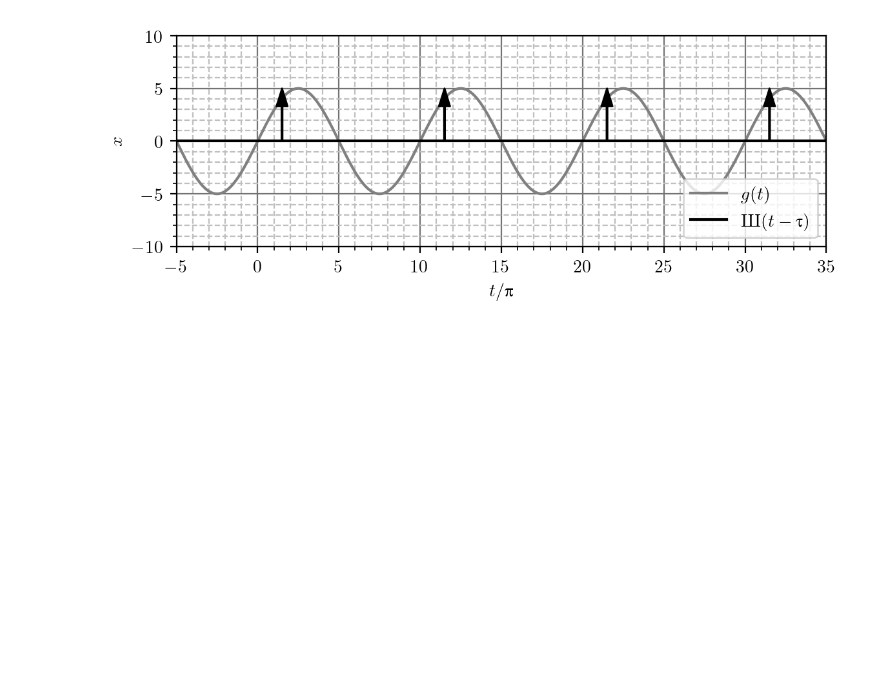
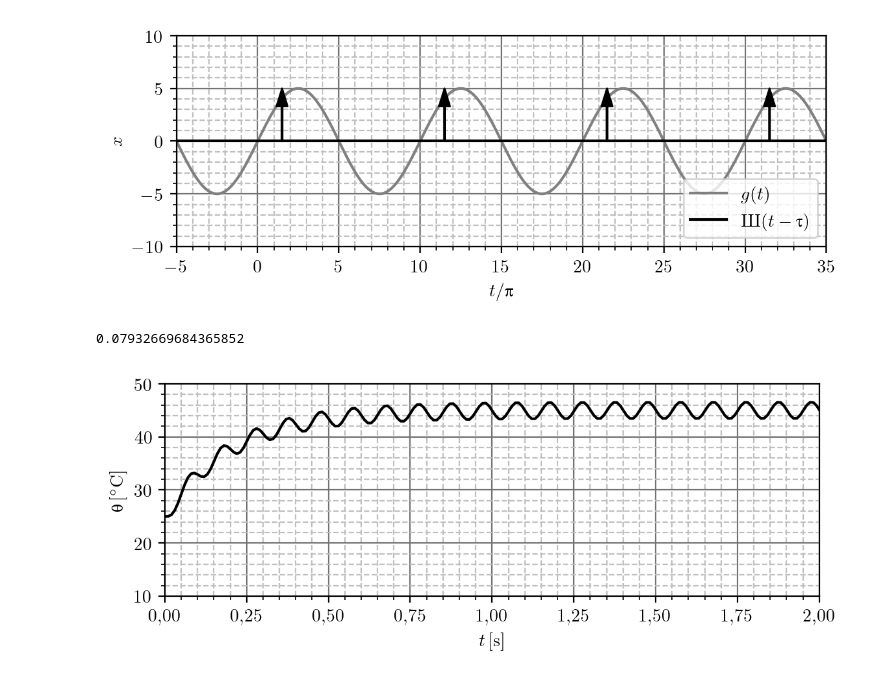
Before and after one commit to djokicd/zbirka-sis, a Jupyter notebook: 1_uvod/2_kontinualni_sistemi/fig/sistemi_plotovi.ipynb, the cells around one changed output. Drawn from its saved outputs; the diff is of its cells as text; code cells hidden in the pictures; blank space fills up the shorter version.

```diff
--- a/1_uvod/2_kontinualni_sistemi/fig/sistemi_plotovi.ipynb
+++ b/1_uvod/2_kontinualni_sistemi/fig/sistemi_plotovi.ipynb
@@ -221,3 +221,37 @@ plt.savefig("delta_odabiranje_sin.pdf", bbox_inches='tight', ppad_inches=0)
 def plot_dirac(x, A, lw = 1.5, c = 'k', annotation = ''):
     #arrow(x, 0, 0, A, shape="full", color=c,linewidth=lw, head_width=0.2, head_length=0.3, length_includes_head=True, zorder=10)
     annotate(annotation, [x,A], [x,0], arrowprops=dict(width=lw, headwidth=10/1.618, headlength=10, color = c))
+# %%
+f = 5
+tau = 200e-3
+theta0 = 25
+Rm = 20
+
+t = np.linspace(0, 10, 1000)
+w = 2*pi*f
+Pm = 1
+n = 1/( sqrt( 4*(w*tau)**2 + 1  ))
+psi = arctan(2*w*tau)
+
+theta = theta0 + Pm*Rm*( 1-(1 + n*cos(psi))*exp(-t/tau) + n*cos(2*w*t + psi)  )
+
+n
+# %% [output]
+0.07932669684365852
+# %%
+
+width = 165 / 25.4 # sirina
+height = width / 3
+a = width/height
+
+fig = generate_canvas(w = height, a = a)
+
+plt.plot(t, theta, 'k')
+
+xlabel(r"$t\rm\,[s]$")
+ylabel(r"$\uptheta\rm\,[^\circ C]$")
+xlim(0, 2)
+ylim(10, 50)
+plt.savefig("temperatura.pdf", bbox_inches='tight', ppad_inches=0)
+# %% [output]
+[figure, added]
```
Also changed, not shown: 7 other files.
